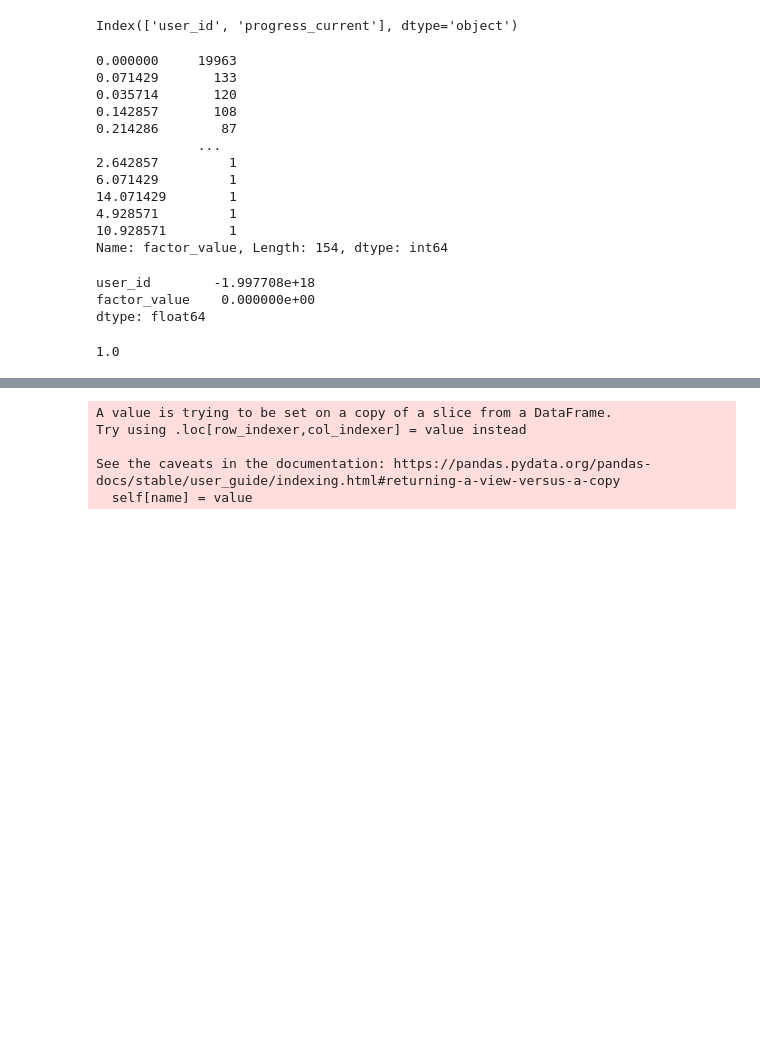
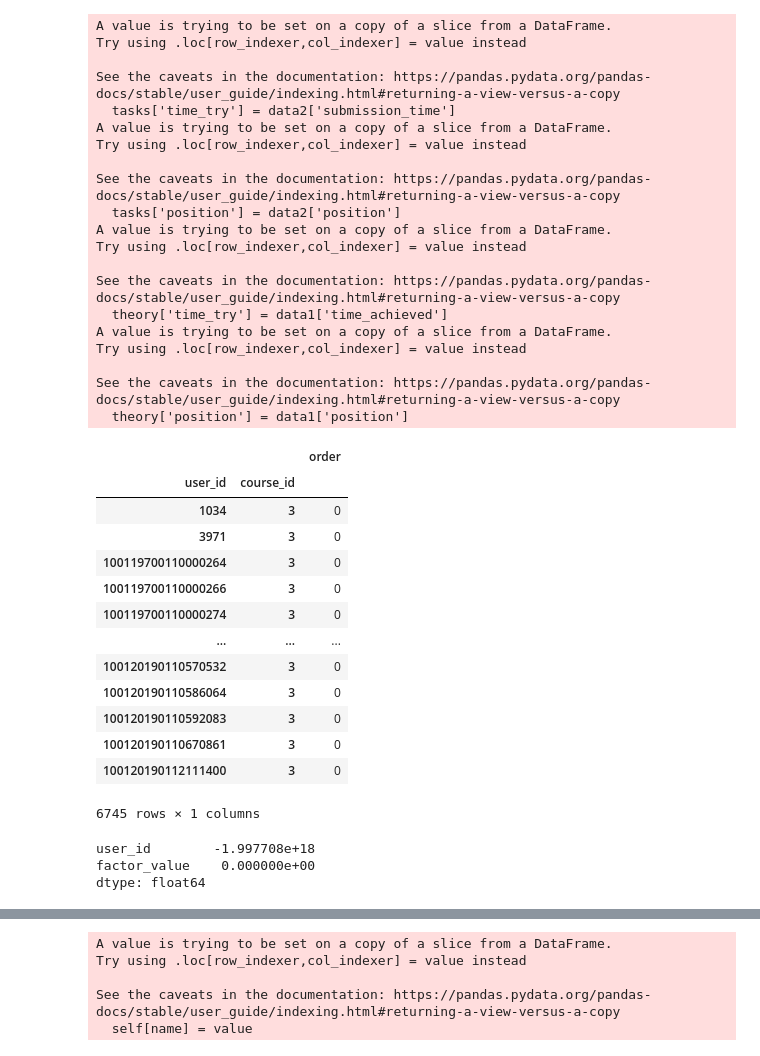
Before and after one commit to Uhbifg/sirius_2021_metric, a Jupyter notebook: data_explore.ipynb, the cells around one changed output, grey strips where cells are left out. Saved outputs shown, nothing was run; the diff lists cells and outputs as text; code cells hidden in the pictures; blank space fills up the shorter version.

```diff
--- a/data_explore.ipynb
+++ b/data_explore.ipynb
@@ -95,20 +150,41 @@ def calc_task_completeness_points_for_users(date, window_size, course, course_mo
 # %%
-calc_period_mean_speed_for_users(date, window_size, course, course_module, course_element, u_course_progress, u_module_progress,
-                              u_element_progress, sol_log, sub_time).factor_value.value_counts()
+calc_order_for_user(date, window_size, course, course_module, course_element, u_course_progress, u_module_progress,
+                              u_element_progress, sol_log)
 # %% [output]
-Index(['user_id', 'progress_current'], dtype='object')
+A value is trying to be set on a copy of a slice from a DataFrame.
+Try using .loc[row_indexer,col_indexer] = value instead
+
+See the caveats in the documentation: https://pandas.pydata.org/pandas-docs/stable/user_guide/indexing.html#returning-a-view-versus-a-copy
+  tasks['time_try'] = data2['submission_time']
+A value is trying to be set on a copy of a slice from a DataFrame.
+Try using .loc[row_indexer,col_indexer] = value instead
+
+See the caveats in the documentation: https://pandas.pydata.org/pandas-docs/stable/user_guide/indexing.html#returning-a-view-versus-a-copy
+  tasks['position'] = data2['position']
+A value is trying to be set on a copy of a slice from a DataFrame.
+Try using .loc[row_indexer,col_indexer] = value instead
+
+See the caveats in the documentation: https://pandas.pydata.org/pandas-docs/stable/user_guide/indexing.html#returning-a-view-versus-a-copy
+  theory['time_try'] = data1['time_achieved']
+A value is trying to be set on a copy of a slice from a DataFrame.
+Try using .loc[row_indexer,col_indexer] = value instead
+
+See the caveats in the documentation: https://pandas.pydata.org/pandas-docs/stable/user_guide/indexing.html#returning-a-view-versus-a-copy
+  theory['position'] = data1['position']
+|  |  | order |
+| user_id | course_id |  |
+| 1034 | 3 | 0 |
+| 3971 | 3 | 0 |
+| 100119700110000264 | 3 | 0 |
+| 100119700110000266 | 3 | 0 |
+| 100119700110000274 | 3 | 0 |
+| ... | ... | ... |
+| 100120190110570532 | 3 | 0 |
+| 100120190110586064 | 3 | 0 |
+| 100120190110592083 | 3 | 0 |
+| 100120190110670861 | 3 | 0 |
+| 100120190112111400 | 3 | 0 |
-0.000000     19963
-0.071429       133
-0.035714       120
-0.142857       108
-0.214286        87
-             ...
-2.642857         1
-6.071429         1
-14.071429        1
-4.928571         1
-10.928571        1
-Name: factor_value, Length: 154, dtype: int64
+6745 rows × 1 columns
 # %%
 sub_time = u_element_progress.merge(sol_log, left_on='id', right_on='element_progress_id')[['user_id', 'submission_time', 'course_id']]
 # %%
@@ -282,5 +366,0 @@ def calc_text_completeness_for_users(date, window_size, course, course_module, c
-# %%
-calc_text_completeness_for_users(date, window_size, course, course_module, course_element, u_course_progress, u_module_progress,
-                              u_element_progress, sol_log).factor_value.max()
-# %% [output]
-1.0
```
Also changed, not shown: parts of 9 cells of this notebook.
